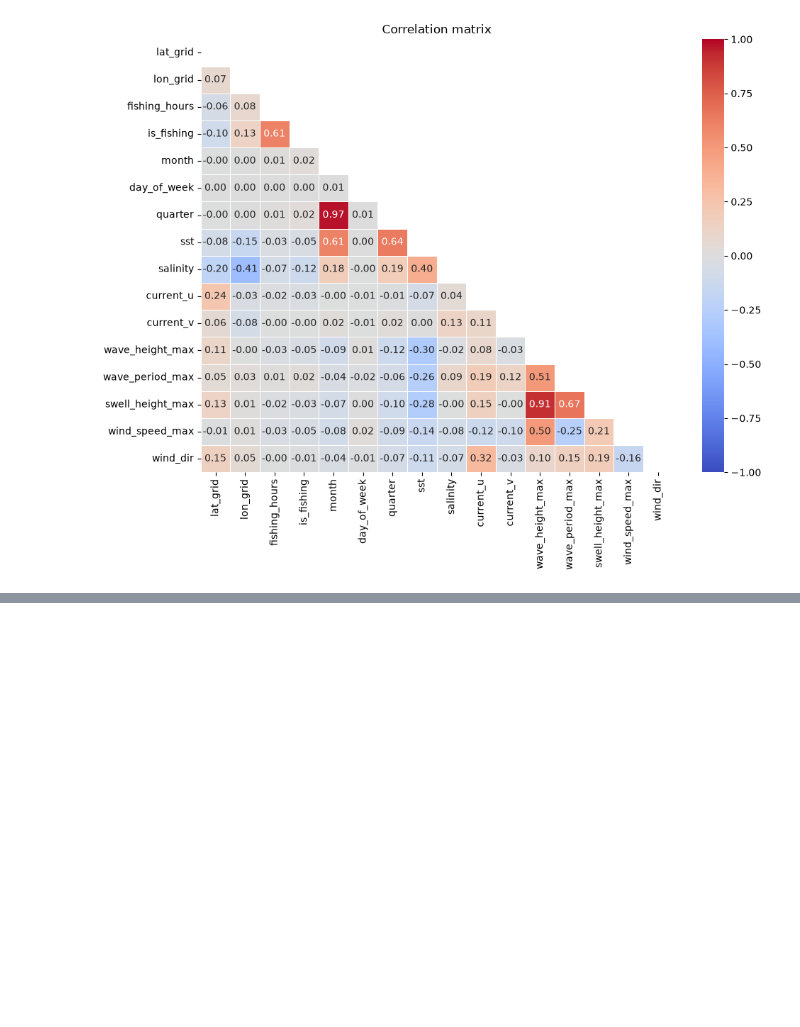
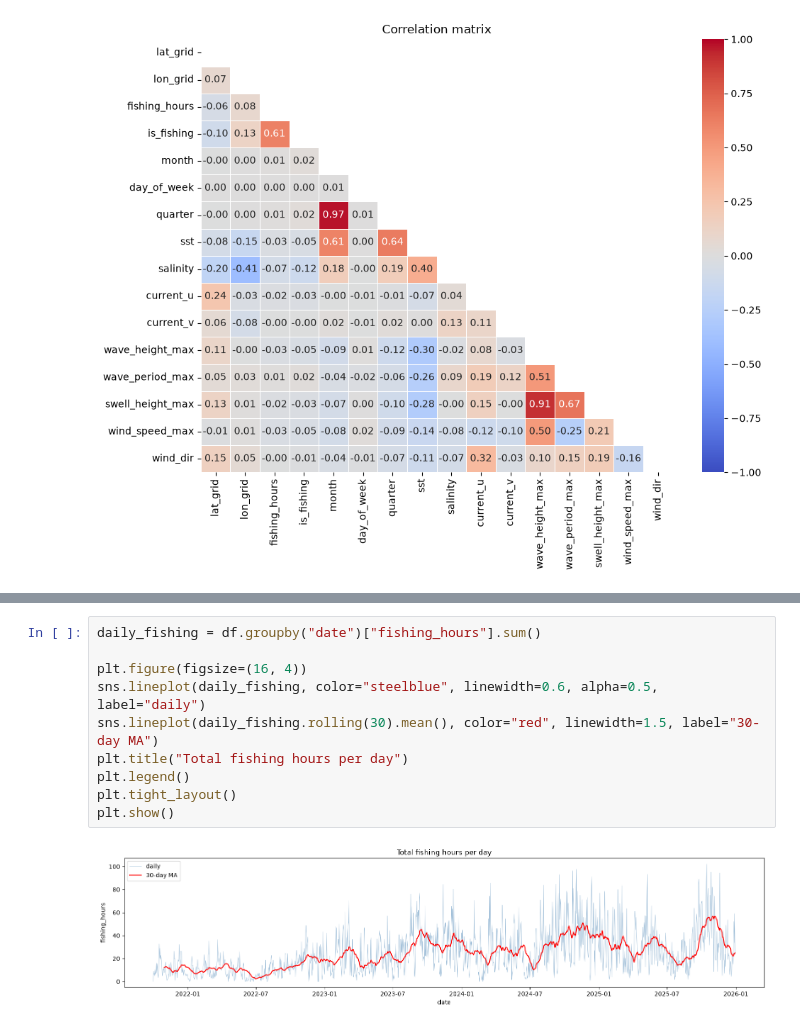
Before and after one commit to 3alae-22/ML-PROJECT, a Jupyter notebook: notebooks/02_eda.ipynb, the cells around one changed output, grey strips where cells are left out. Drawn from its saved outputs; the diff is of its cells as text; blank space fills up the shorter version.

```diff
--- a/notebooks/02_eda.ipynb
+++ b/notebooks/02_eda.ipynb
@@ -33,0 +143,12 @@ plt.show()
+# %%
+daily_fishing = df.groupby("date")["fishing_hours"].sum()
+
+plt.figure(figsize=(16, 4))
+sns.lineplot(daily_fishing, color="steelblue", linewidth=0.6, alpha=0.5, label="daily")
+sns.lineplot(daily_fishing.rolling(30).mean(), color="red", linewidth=1.5, label="30-day MA")
+plt.title("Total fishing hours per day")
+plt.legend()
+plt.tight_layout()
+plt.show()
+# %% [output]
+[figure, added]
```
Also changed, not shown: parts of 14 cells of this notebook, 3 other files.
